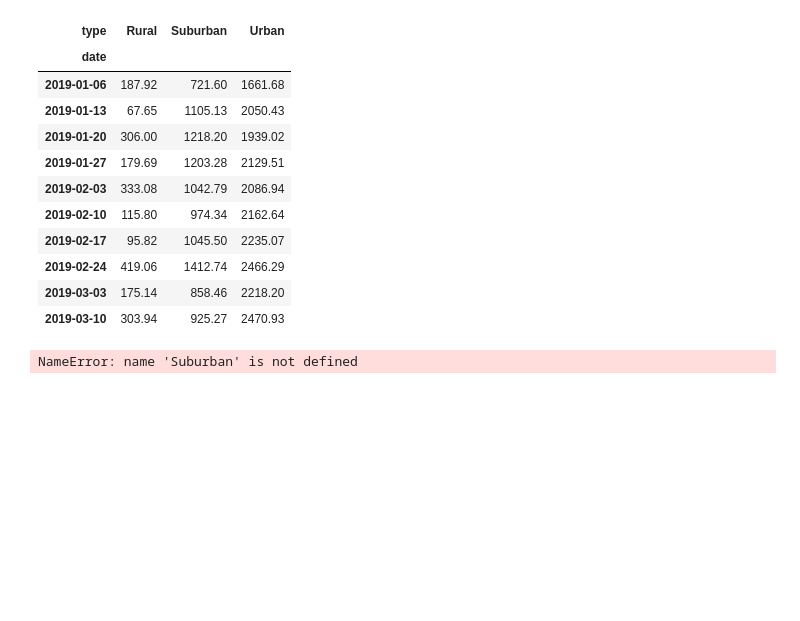
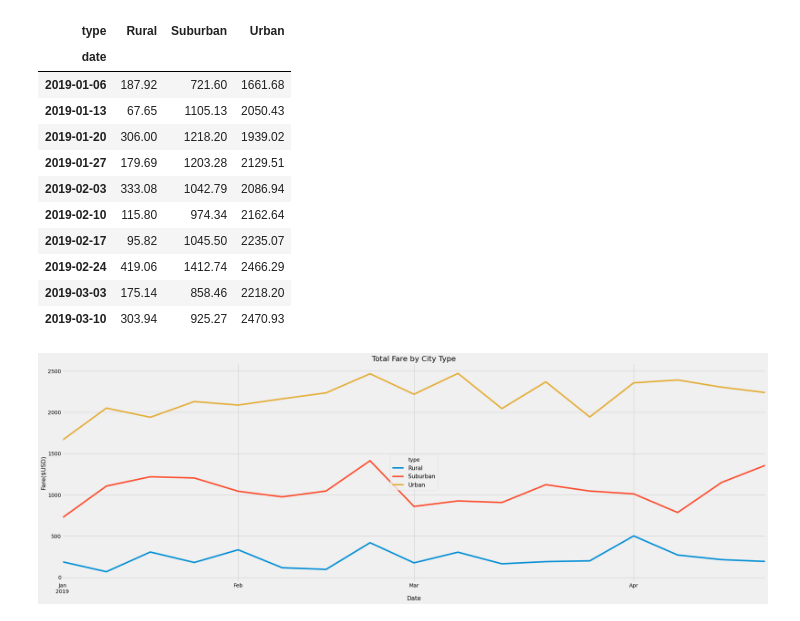
Before and after one commit to k2handa/PyBer_Challenge, a Jupyter notebook: PyBer_Challenge.ipynb, the cells around one changed output. Cells and saved outputs as stored; diff of their text form; code cells hidden in the pictures; blank space fills up the shorter version.

```diff
--- a/PyBer_Challenge.ipynb
+++ b/PyBer_Challenge.ipynb
@@ -284,13 +273,23 @@ pivot_df.head(10)
 # %%
 # 16. Using the object-oriented interface method, plot the resample DataFrame using the df.plot() function.
 
 # Import the style from Matplotlib.
 from matplotlib import style
 # Use the graph style fivethirtyeight.
 style.use('fivethirtyeight')
 
-plt.plot(pivot_df, Suburban, color="green", label="Wins")
+#Plotting using the Object-Oriented approach or resample df
+ax = pivot_df.plot(figsize=(30,10))
 
+#Set axis titles
+ax.set_title("Total Fare by City Type", fontsize = "20")
+ax.set_xlabel("Date", fontsize = "16")
+ax.set_ylabel("Fare($USD)", fontsize = "16")
+ax.grid(True)
+
+ax.legend(["Rural","Suburban", "Urban", ], title="type", loc="center", fontsize="15", mode="Expanded")
+
+plt.savefig("Resources/PyBer_summary.png")
 plt.show()
 # %% [output]
-NameError: name 'Suburban' is not defined
+[figure, added]
```
Also changed, not shown: parts of 3 cells of this notebook.
